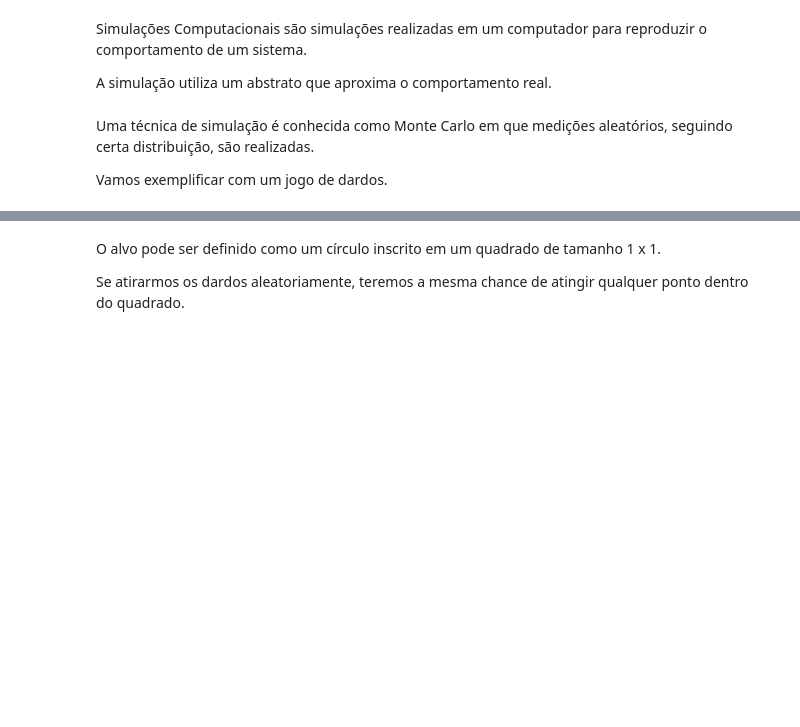
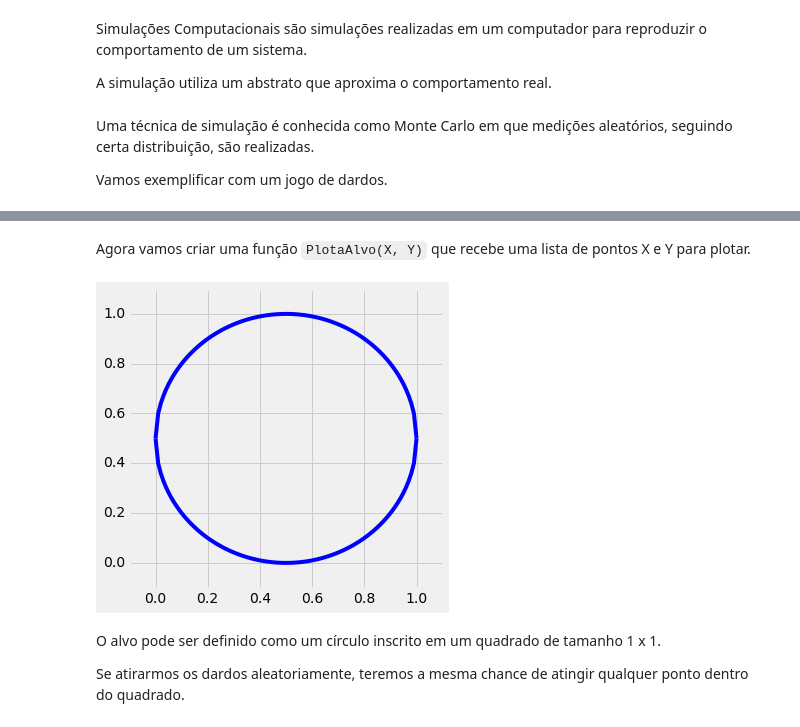
Before and after one commit to folivetti/PIPYTHON, a Jupyter notebook: Aula05.ipynb, the cells around one changed output, grey strips where cells are left out. Drawn from its saved outputs; the diff is of its cells as text; code cells hidden in the pictures; blank space fills up the shorter version.

```diff
--- a/Aula05.ipynb
+++ b/Aula05.ipynb
@@ -252,3 +261,22 @@ PlotaAlvo([],[])
+# %% [markdown]
+Agora vamos criar uma função `PlotaAlvo(X, Y)` que recebe uma lista de pontos X e Y para plotar.
+# %%
+def PlotaAlvo(X,Y):
+    # Prepara área de plotagem
+    plt.figure(figsize=(5,5))
+    plt.axis([-0.1, 1.1, -0.1, 1.1])
+    plt.style.use('fivethirtyeight')
+    plt.hold(True)
+    PlotaCirculo()
+
+    # Se existirem pontos X e Y, plota eles
+    if len(X) > 0 and len(Y) > 0:
+        plt.plot(X,Y,'.', color='red') # o '.' indica que não quero ligar os pontos na plotagem
+    plt.show()
+
+PlotaAlvo([],[])
+# %% [output]
+[figure, added]
 # %% [markdown]
 O alvo pode ser definido como um círculo inscrito em um quadrado de tamanho 1 x 1.
 
```
Also changed, not shown: parts of 31 cells of this notebook, 4 other files.
